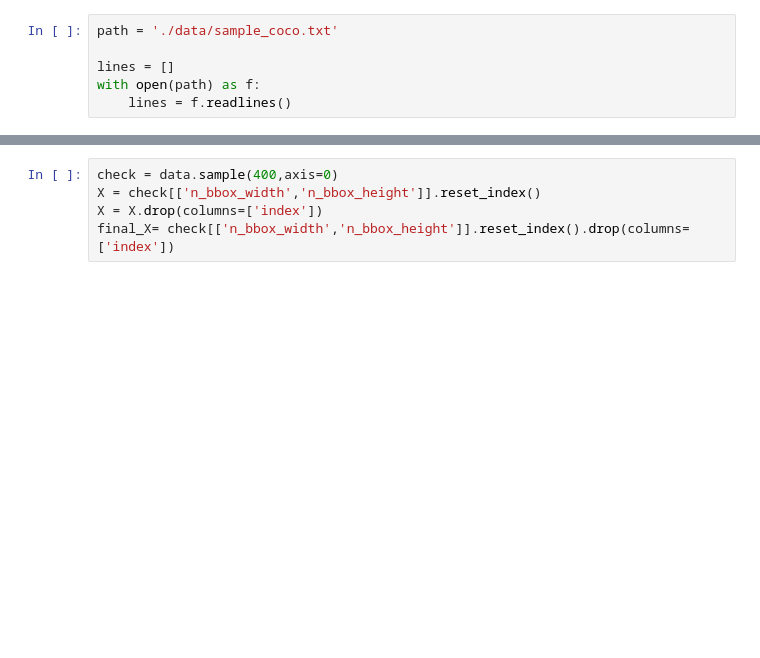
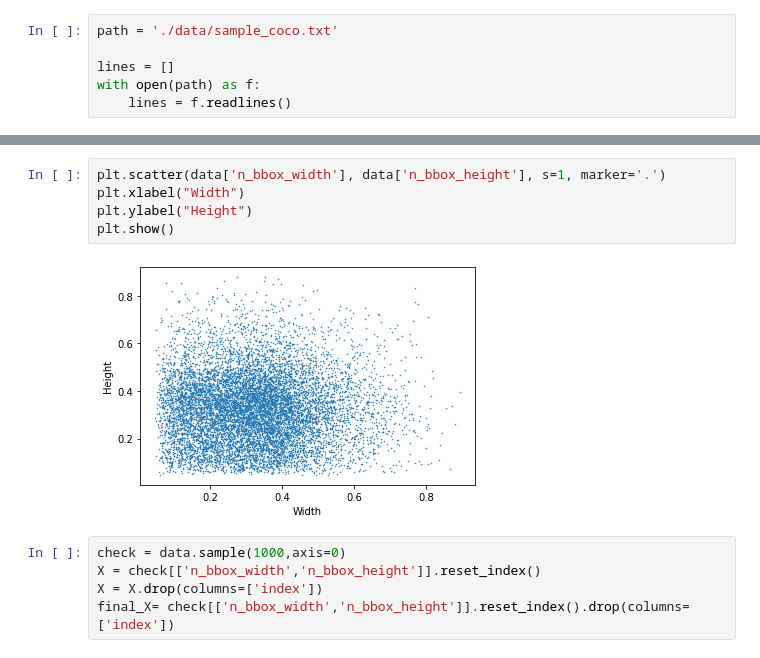
Before and after one commit to RajamannarAanjaram/EVA-6, a Jupyter notebook: assignment_10/part_b/Assignment-B.ipynb, the cells around one changed output, grey strips where cells are left out. Cells and saved outputs as stored; diff of their text form; blank space fills up the shorter version.

```diff
--- a/assignment_10/part_b/Assignment-B.ipynb
+++ b/assignment_10/part_b/Assignment-B.ipynb
@@ -28,5 +47,12 @@ data['n_bbox_height'] = [x/y for x,y in zip(data.bbox_height,data.height)]
+# %%
+plt.scatter(data['n_bbox_width'], data['n_bbox_height'], s=1, marker='.')
+plt.xlabel("Width")
+plt.ylabel("Height")
+plt.show()
+# %% [output]
+[figure, added]
 # %%
-check = data.sample(400,axis=0)
+check = data.sample(1000,axis=0)
 X = check[['n_bbox_width','n_bbox_height']].reset_index()
 X = X.drop(columns=['index'])
 final_X= check[['n_bbox_width','n_bbox_height']].reset_index().drop(columns=['index'])
```
Also changed, not shown: parts of 21 cells of this notebook, 6 other files.
